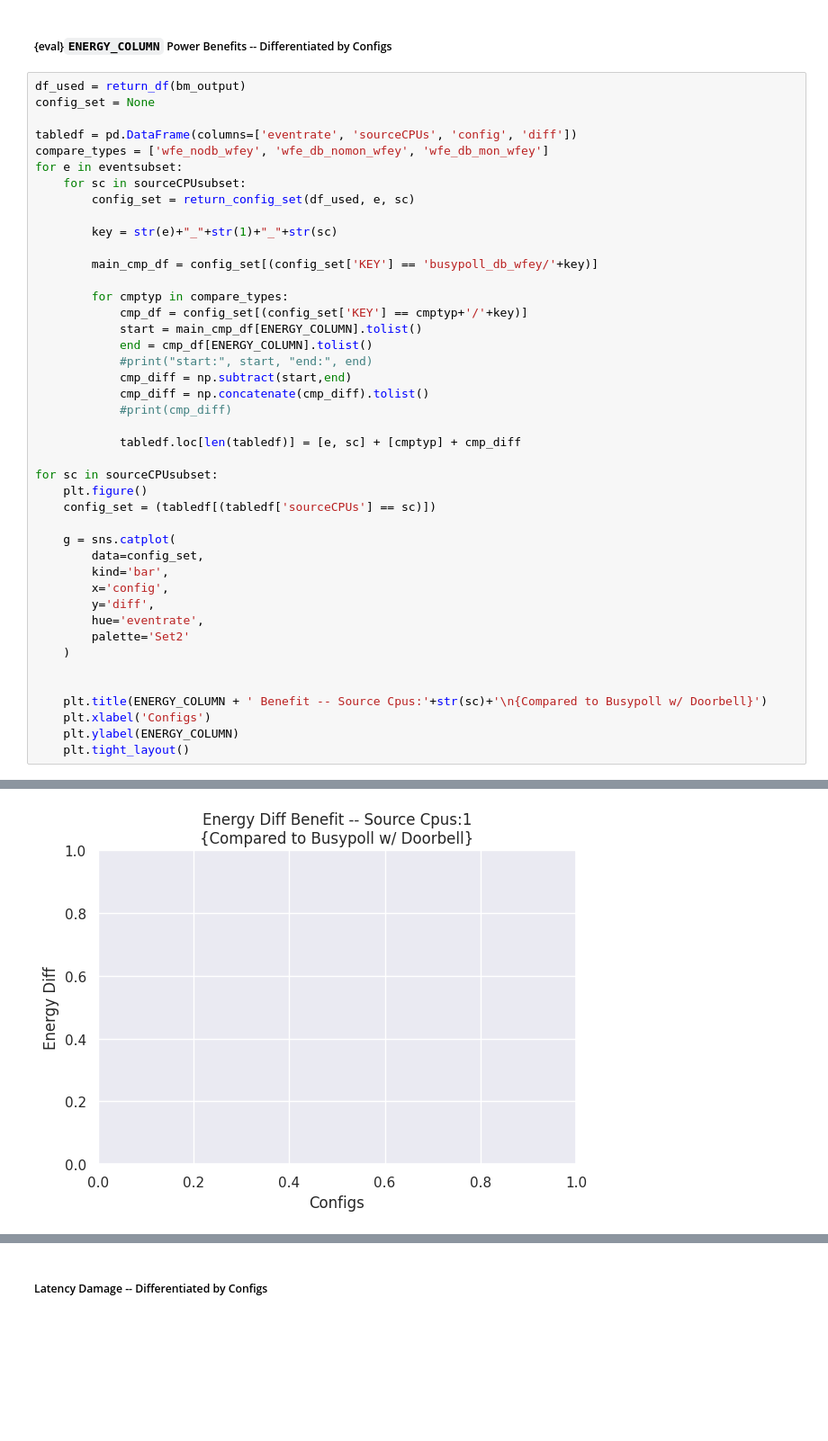
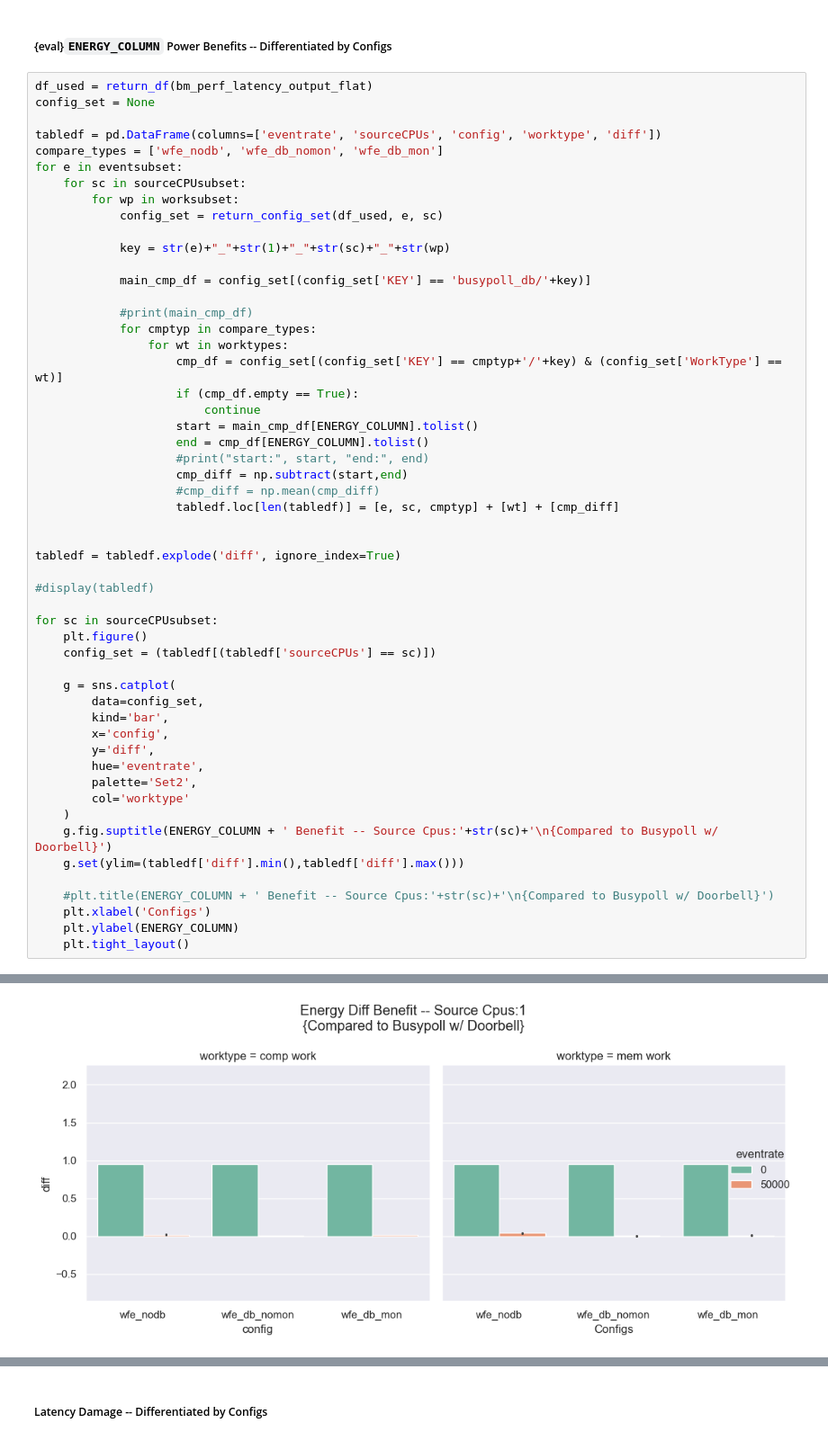
Before and after one commit to jappavoo/wfey, a Jupyter notebook: notebooks/wfey_sweep-wModule.ipynb, the cells around one changed output, grey strips where cells are left out. Shown at 90% size. Cells and saved outputs as stored; diff of their text form; blank space fills up the shorter version.

```diff
--- a/notebooks/wfey_sweep-wModule.ipynb
+++ b/notebooks/wfey_sweep-wModule.ipynb
@@ -249,29 +251,37 @@ Source CPU subset:  ['1', '10', '50']
 # %% [markdown]
 ##### {eval}`ENERGY_COLUMN` Power Benefits -- Differentiated by Configs
 # %%
-df_used = return_df(bm_output)
+df_used = return_df(bm_perf_latency_output_flat)
 config_set = None
 
-tabledf = pd.DataFrame(columns=['eventrate', 'sourceCPUs', 'config', 'diff'])
-compare_types = ['wfe_nodb_wfey', 'wfe_db_nomon_wfey', 'wfe_db_mon_wfey']
+tabledf = pd.DataFrame(columns=['eventrate', 'sourceCPUs', 'config', 'worktype', 'diff'])
+compare_types = ['wfe_nodb', 'wfe_db_nomon', 'wfe_db_mon']
 for e in eventsubset:
     for sc in sourceCPUsubset:
-        config_set = return_config_set(df_used, e, sc)
+        for wp in worksubset:
+            config_set = return_config_set(df_used, e, sc)
 
-        key = str(e)+"_"+str(1)+"_"+str(sc)
+            key = str(e)+"_"+str(1)+"_"+str(sc)+"_"+str(wp)
 
-        main_cmp_df = config_set[(config_set['KEY'] == 'busypoll_db_wfey/'+key)]
+            main_cmp_df = config_set[(config_set['KEY'] == 'busypoll_db/'+key)]
 
-        for cmptyp in compare_types:
-            cmp_df = config_set[(config_set['KEY'] == cmptyp+'/'+key)]
-            start = main_cmp_df[ENERGY_COLUMN].tolist()
-            end = cmp_df[ENERGY_COLUMN].tolist()
-            #print("start:", start, "end:", end)
-            cmp_diff = np.subtract(start,end)
-            cmp_diff = np.concatenate(cmp_diff).tolist()
-            #print(cmp_diff)
+            #print(main_cmp_df)
+            for cmptyp in compare_types:
+                for wt in worktypes:
+                    cmp_df = config_set[(config_set['KEY'] == cmptyp+'/'+key) & (config_set['WorkType'] == wt)]
+                    if (cmp_df.empty == True):
+                        continue
+                    start = main_cmp_df[ENERGY_COLUMN].tolist()
+                    end = cmp_df[ENERGY_COLUMN].tolist()
+                    #print("start:", start, "end:", end)
+                    cmp_diff = np.subtract(start,end)
+                    #cmp_diff = np.mean(cmp_diff)
+                    tabledf.loc[len(tabledf)] = [e, sc, cmptyp] + [wt] + [cmp_diff]
 
-            tabledf.loc[len(tabledf)] = [e, sc] + [cmptyp] + cmp_diff
+
+tabledf = tabledf.explode('diff', ignore_index=True)
+
+#display(tabledf)
 
 for sc in sourceCPUsubset:
     plt.figure()
@@ -283,11 +293,13 @@ for sc in sourceCPUsubset:
         x='config',
         y='diff',
         hue='eventrate',
-        palette='Set2'
+        palette='Set2',
+        col='worktype'
     )
+    g.fig.suptitle(ENERGY_COLUMN + ' Benefit -- Source Cpus:'+str(sc)+'\n{Compared to Busypoll w/ Doorbell}')
+    g.set(ylim=(tabledf['diff'].min(),tabledf['diff'].max()))
 
-
-    plt.title(ENERGY_COLUMN + ' Benefit -- Source Cpus:'+str(sc)+'\n{Compared to Busypoll w/ Doorbell}')
+    #plt.title(ENERGY_COLUMN + ' Benefit -- Source Cpus:'+str(sc)+'\n{Compared to Busypoll w/ Doorbell}')
     plt.xlabel('Configs')
     plt.ylabel(ENERGY_COLUMN)
     plt.tight_layout()
@@ -297 +312 @@ Source CPU subset:  ['1', '10', '50']
-[figure, old version]
+[figure, new version]
```
Also changed, not shown: parts of 24 cells of this notebook, 2 other files.
